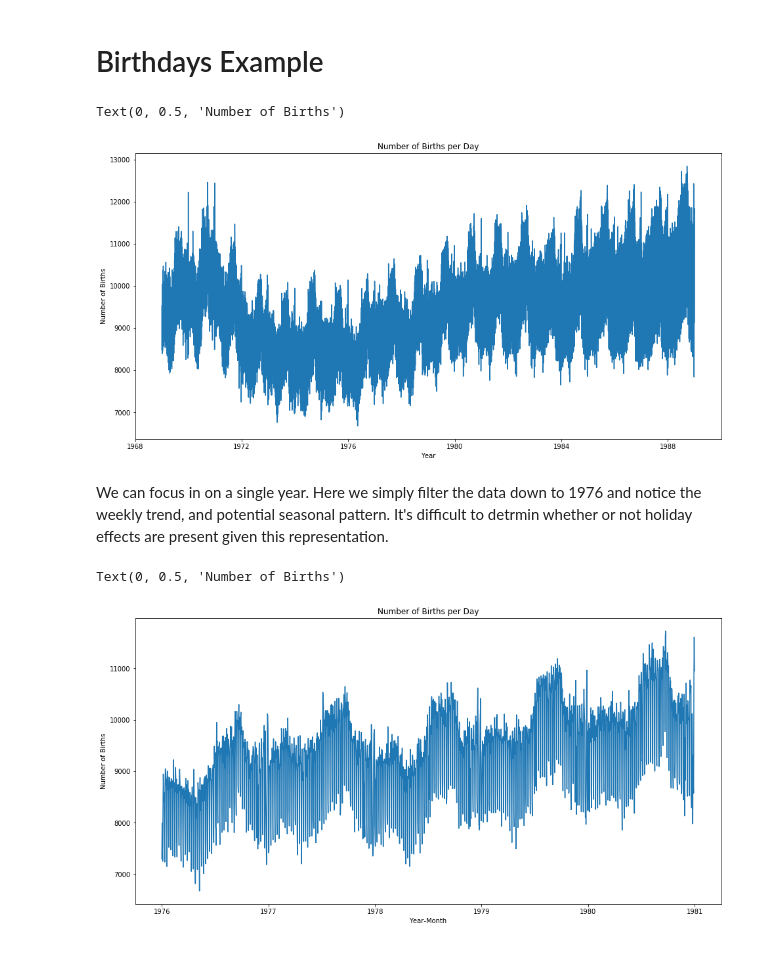
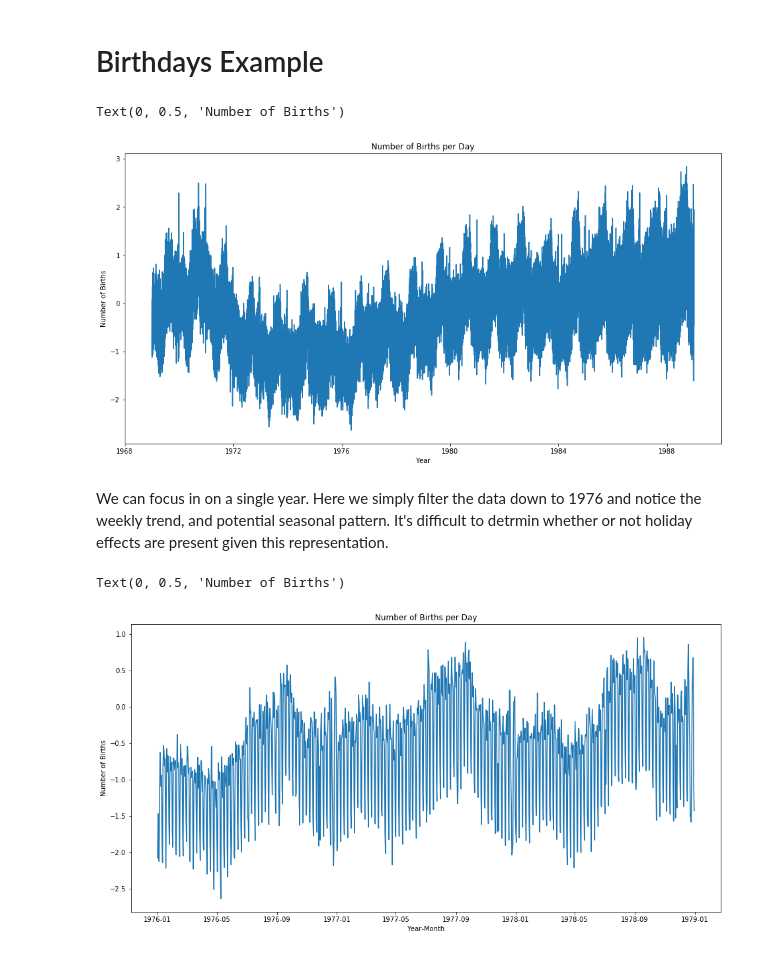
Before and after one commit to blazickjp/Research, a Jupyter notebook: GaussianProcesses.ipynb, the cells around one changed output. Drawn from its saved outputs; the diff is of its cells as text; code cells hidden in the pictures.

```diff
--- a/GaussianProcesses.ipynb
+++ b/GaussianProcesses.ipynb
@@ -80,27 +87,29 @@ for k in range(num_draws):
 # %%
 birthdays = pd.read_csv("~/Documents/birthdays.txt")
 birthdays["date"] = pd.to_datetime(birthdays[["year", "month", "day"]])
-
+bd_mean = birthdays["births"].mean()
+bd_sd = birthdays["births"].std()
+birthdays["scaled_births"] = (birthdays["births"] - bd_mean) / bd_sd
 plt.figure(figsize=(16,8))
-plt.plot(birthdays.date, birthdays.births)
+plt.plot(birthdays.date, birthdays.scaled_births)
 plt.title("Number of Births per Day")
 plt.xlabel("Year")
 plt.ylabel("Number of Births")
 # %% [output]
 Text(0, 0.5, 'Number of Births')
-[figure, old version]
+[figure, new version]
 # %% [markdown]
 We can focus in on a single year. Here we simply filter the data down to 1976 and notice the weekly trend, and potential seasonal pattern. It's difficult to detrmin whether or not holiday effects are present given this representation.
 # %%
-bd_1976 = birthdays.query("year >= 1976 and year <= 1980")
+bd_1976 = birthdays.query("year >= 1976 and year < 1979")
 plt.figure(figsize=(16,8))
-plt.plot(bd_1976.date, bd_1976.births)
+plt.plot(bd_1976.date, bd_1976.scaled_births)
 plt.title("Number of Births per Day")
 plt.xlabel("Year-Month")
 plt.ylabel("Number of Births")
 # %% [output]
 Text(0, 0.5, 'Number of Births')
-[figure, old version]
+[figure, new version]
 # %%
 with pm.Model() as model:
     # Our model will conisist of 5 GP's with differing cov functions to capture different traits of the data
```
Also changed, not shown: parts of 16 cells of this notebook.
